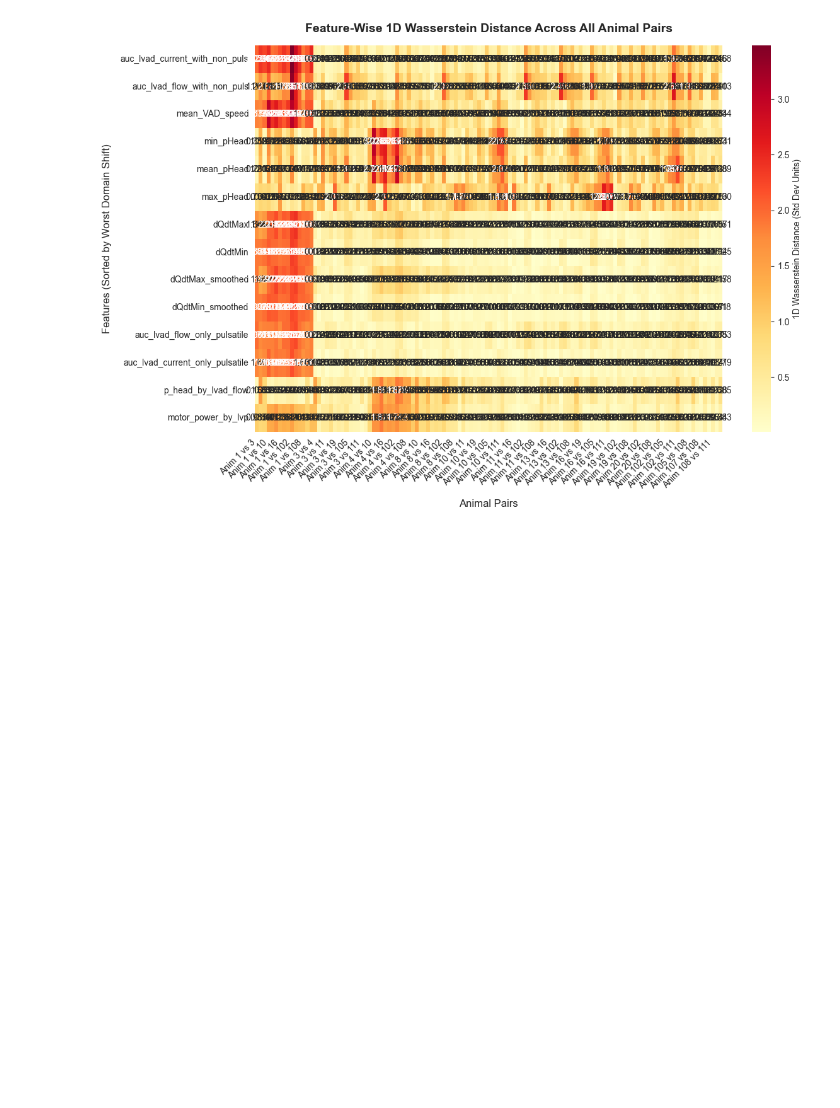
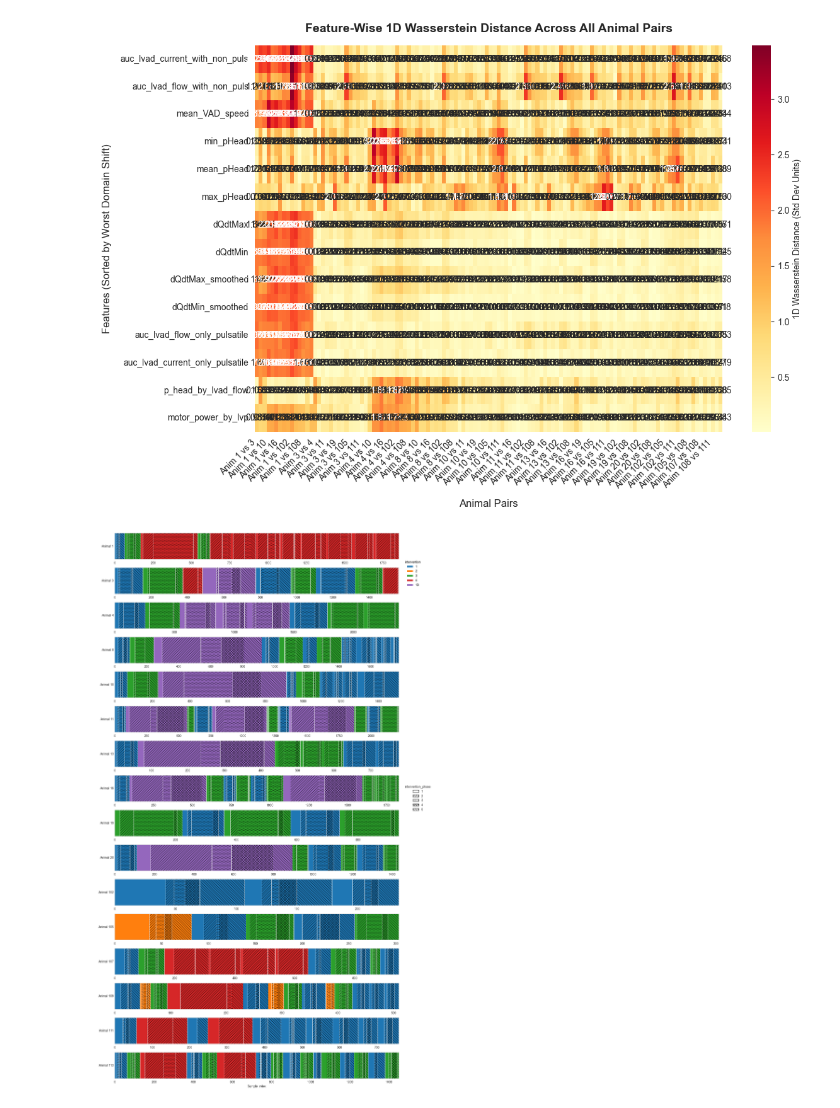
Before and after one commit to LenardW/MultiSourceDomainAdaptation, a Jupyter notebook: eda_more_animals.ipynb, the cells around one changed output. Saved outputs shown, nothing was run; the diff lists cells and outputs as text; code cells hidden in the pictures; blank space fills up the shorter version.

Commit message:
added intervention plots

```diff
--- a/eda_more_animals.ipynb
+++ b/eda_more_animals.ipynb
@@ -246,3 +248,61 @@ for aid in animals:
 
     X.to_csv(os.path.join(out_dir, f"X_anim{aid}.csv"), header=False, index=False)
     Y.to_csv(os.path.join(out_dir, f"Y_anim{aid}.csv"), header=False, index=False)
+# %%
+import numpy as np
+import matplotlib.pyplot as plt
+import matplotlib.patches as mpatches
+
+def num_key(x):
+    # numeric sort where possible (1, 2, 3, 4, 10), otherwise alphabetical
+    try:
+        return (0, float(x))
+    except (TypeError, ValueError):
+        return (1, str(x))
+
+phases = sorted(pd.unique(df_selected['intervention'].dropna()), key=num_key)
+sub_phases = sorted(pd.unique(df_selected['intervention_phase'].dropna()), key=num_key)
+
+cmap = plt.get_cmap('tab10' if len(phases) <= 10 else 'tab20')
+color_of = {p: cmap(i % cmap.N) for i, p in enumerate(phases)}
+hatches = ['', '///', '...', 'xxx', '\\\\\\', '+++', 'ooo', '---']
+hatch_of = {p: hatches[i % len(hatches)] for i, p in enumerate(sub_phases)}
+
+fig, axes = plt.subplots(len(dfs_selected), 1, figsize=(14, 1.6 * len(dfs_selected)))
+axes = np.atleast_1d(axes)
+
+for ax, (animal, df_a) in zip(axes, dfs_selected.items()):
+    d = df_a[['intervention', 'intervention_phase']].reset_index(drop=True)
+    key = d['intervention'].astype(str) + '|' + d['intervention_phase'].astype(str)
+    seg_id = (key != key.shift()).cumsum()
+
+    for _, seg in d.groupby(seg_id):
+        start, end = seg.index[0], seg.index[-1] + 1
+        iv, ph = seg['intervention'].iloc[0], seg['intervention_phase'].iloc[0]
+        ax.axvspan(start, end,
+                   facecolor=color_of.get(iv, 'lightgrey'),
+                   hatch=hatch_of.get(ph, ''),
+                   edgecolor='black', lw=0)
+        if start > 0:
+            ax.axvline(start, color='white', lw=0.8)
+
+    ax.set_xlim(0, len(d))
+    ax.set_yticks([])
+    ax.set_ylabel(f'Animal {animal}', rotation=0, ha='right', va='center')
+
+axes[-1].set_xlabel('Sample index')
+
+iv_handles = [mpatches.Patch(facecolor=color_of[p], label=str(p)) for p in phases]
+ph_handles = [mpatches.Patch(facecolor='white', edgecolor='black',
+                             hatch=hatch_of[p], label=str(p)) for p in sub_phases]
+
+leg1 = fig.legend(handles=iv_handles, title='intervention', loc='upper left',
+                  bbox_to_anchor=(1.0, 0.95), frameon=False)
+fig.legend(handles=ph_handles, title='intervention_phase', loc='upper left',
+           bbox_to_anchor=(1.0, 0.55), frameon=False)
+fig.add_artist(leg1)
+
+plt.tight_layout()
+plt.show()
+# %% [output]
+[figure, added]
```
Also changed, not shown: parts of 3 cells of this notebook.
